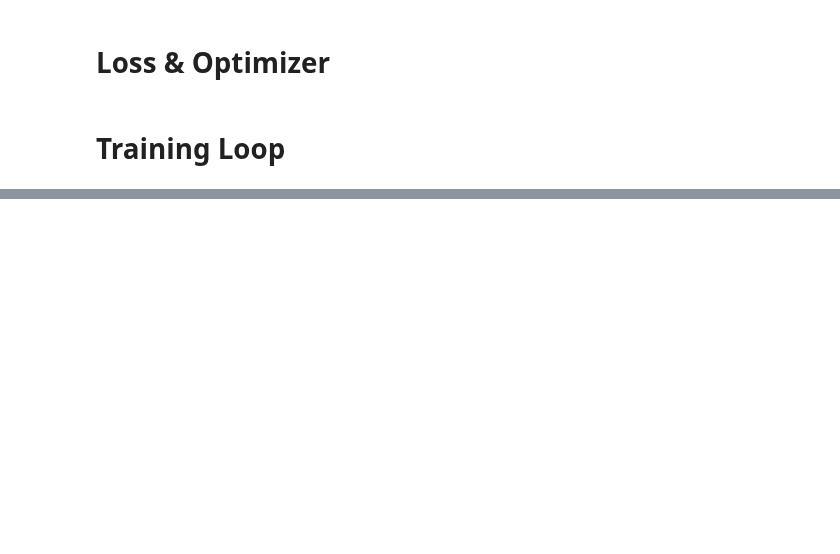
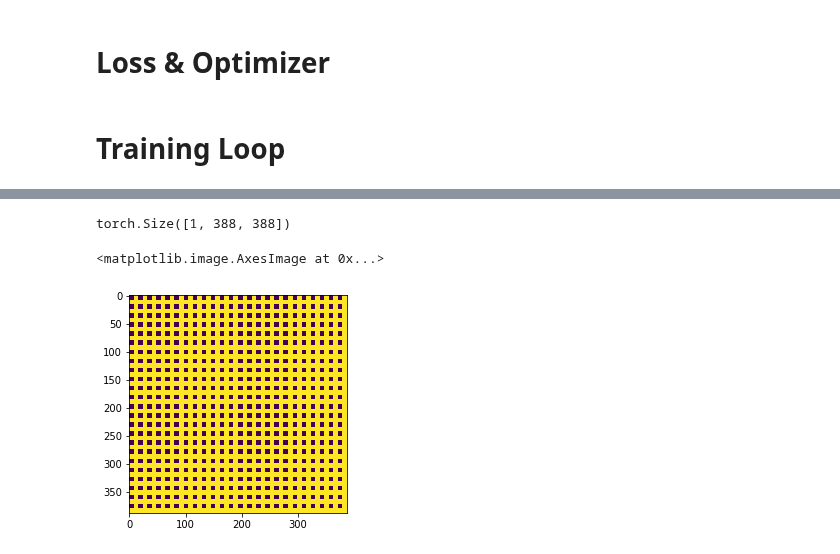
Before and after one commit to riccardocadei/photovoltaic-detection, a Jupyter notebook: main.ipynb, the cells around one changed output, grey strips where cells are left out. Cells and saved outputs as stored; diff of their text form; code cells hidden in the pictures; blank space fills up the shorter version.

```diff
--- a/main.ipynb
+++ b/main.ipynb
@@ -41,0 +29,8 @@ torch.Size([3, 572, 572])
+# %%
+for i, (im_batch, mask_batch) in enumerate(train_loader):
+    #plt.imshow(mask[i])
+    #print(mask[i].shape)
+    print(mask_batch.shape)
+    #plt.show()
+    #plt.imshow(np.transpose(im[i],(1,2,0)))
+    #plt.show()
@@ -46,7 +59,7 @@ We can build a more diverse and robust training set by applying transformations
 # Initiate the model
 In this report, we will use the Unet model presented in medical image segmentation, and in the previous papers of the Professor.
 # %%
-model = UNet()
+model = UNet().to(device)
 print(model)
 # %% [output]
 UNet(
@@ -79,7 +82,23 @@ plt.imshow(y)
 # %% [markdown]
 # Loss & Optimizer
 # %%
-loss = torch.nn.MSELoss()
-optimizer = torch.optim.SGD(model.parameters(), lr=0.01, momentum=0.9)
+loss_function = torch.nn.MSELoss()
+optimizer = torch.optim.SGD(model.parameters(), lr=0.001, momentum=0.9)
 # %% [markdown]
 # Training Loop
+# %%
+num_epochs = 10
+
+for epoch in range(num_epochs):
+    print(epoch)
+    for i, (images,labels) in enumerate(train_loader):
+        if torch.cuda.is_available():
+            images=Variable(images.cuda())
+            labels=Variable(labels.cuda())
+
+        optimizer.zero_grad()
+        outputs = model(images)
+        loss = loss_function(outputs, labels)
+        loss.backward()
+        optimizer.step()
+    print(loss)
@@ -85,0 +126,13 @@ optimizer = torch.optim.SGD(model.parameters(), lr=0.01, momentum=0.9)
+# %%
+labels.shape
+# %% [output]
+torch.Size([1, 388, 388])
+# %%
+y = outputs[0][0].cpu().detach().numpy()
+mean = np.mean(y)
+y[y > mean] = 1
+y[y < mean] = 0
+plt.imshow(y)
+# %% [output]
+<matplotlib.image.AxesImage at 0x...>
+[figure, added]
```
Also changed, not shown: parts of 12 cells of this notebook, 2 other files.
